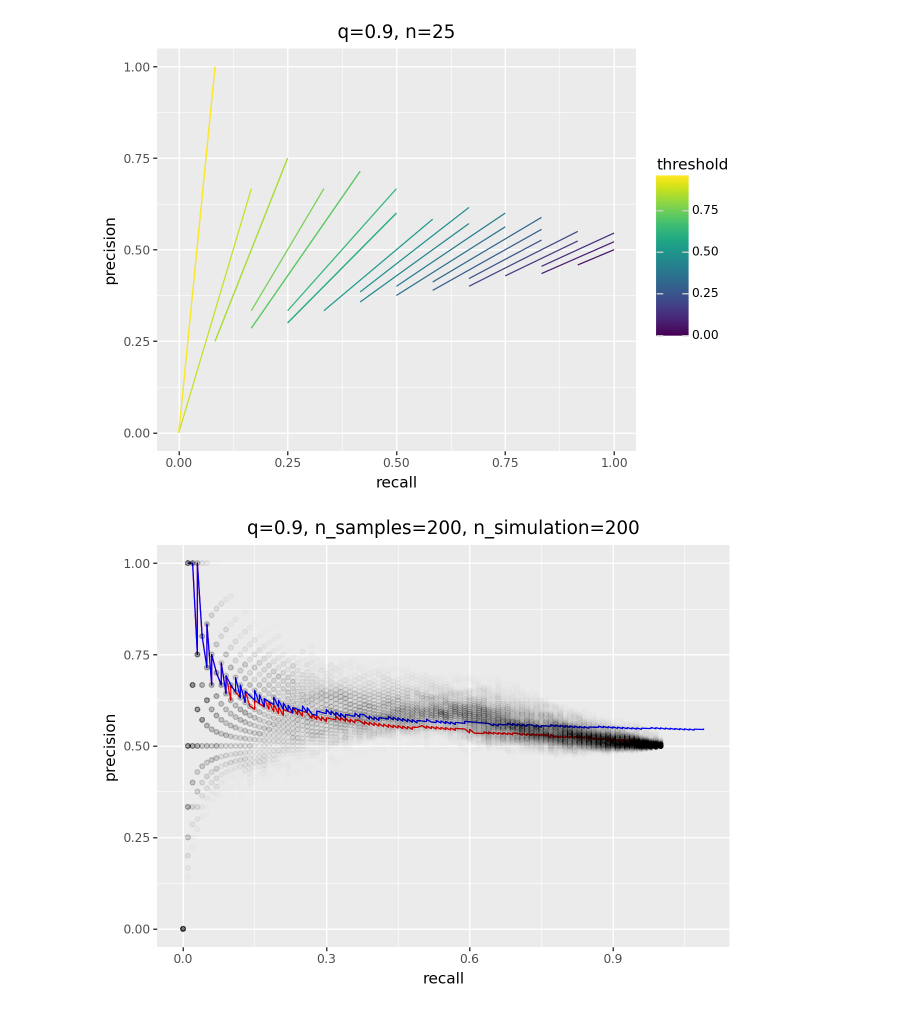
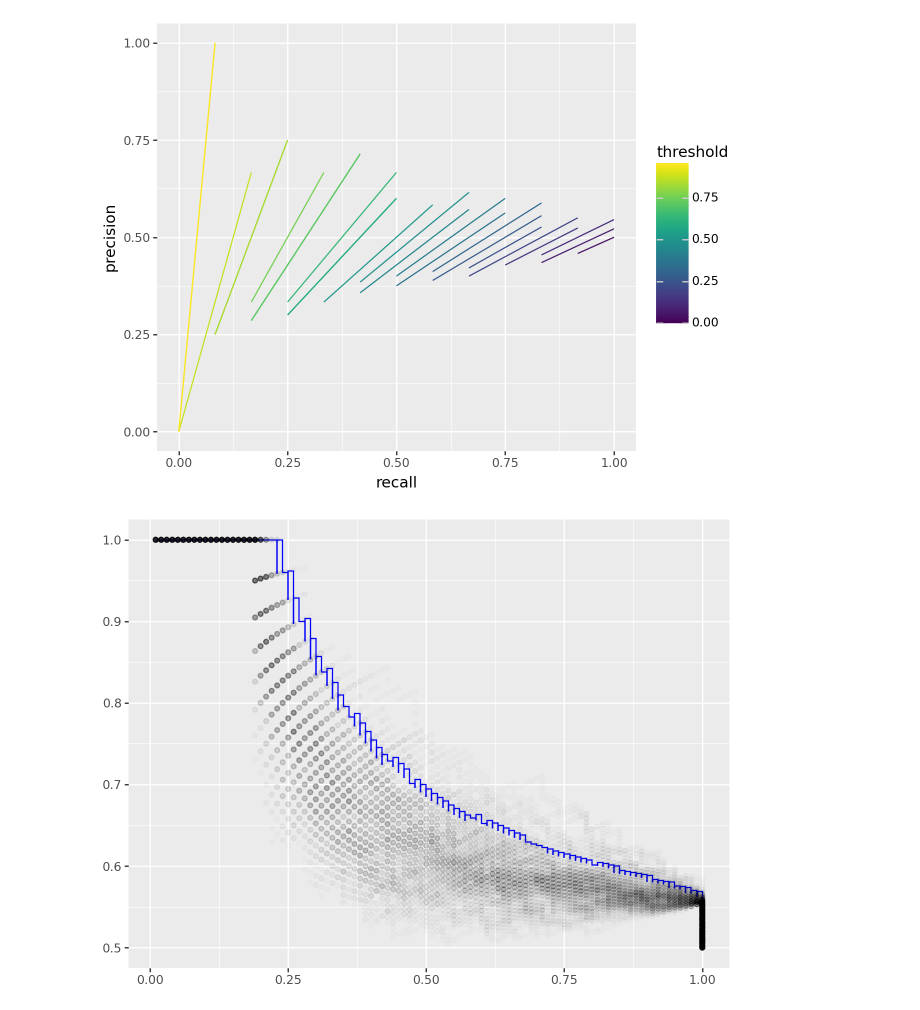
Before and after one commit to mart-mihkel/nullmodels, a Jupyter notebook: nullmodels/notebook.ipynb, the cells around one changed output. Saved outputs shown, nothing was run; the diff lists cells and outputs as text; code cells hidden in the pictures.

Commit message:
hypergeom non nullmodel

```diff
--- a/nullmodels/notebook.ipynb
+++ b/nullmodels/notebook.ipynb
@@ -12,30 +12,23 @@ prec, rec, th = pr_quantile_hypergeom(n)
 prec_low, rec_low, _ = pr_quantile_hypergeom(n, q=0.1)
 
 df = pd.DataFrame({'precision': np.concatenate((prec, prec_low)), 'recall': np.concatenate((rec, rec_low)), 'threshold': np.tile(th, 2)})
-g = ggplot(df) + aes('recall', 'precision', color='threshold', group='threshold') + geom_line()
-g = g + ggtitle(f'q={.9}, n={n}')
-g
+ggplot(df) +\
+    aes('recall', 'precision', color='threshold', group='threshold') +\
+    geom_line()
 # %% [output]
-[figure, old version]
+[figure, new version]
 # %%
 n = 200
-h0_acc = .0
+h0_acc = .2
 prec_q, rec_q, _ = pr_quantile_hypergeom(n)
-prec_qb, rec_qb, _ = pr_quantile_binom(n)
+prec_q1, rec_q1, _ = pr_quantile_hypergeom_1(n, h0_acc)
 
-n_sim = 200
+n_sim = 100
 y_true, y_scores = run_simulations(n_sim, n, h0_acc=h0_acc)
 prec_sim, rec_sim, _ = np.hstack([pr_curve(y_true, s) for s in y_scores])
 
-df = pd.DataFrame({'precision': prec_q, 'recall': rec_q})
-dfb = pd.DataFrame({'precision': prec_qb, 'recall': rec_qb})
-df_sim = pd.DataFrame({'precision': prec_sim, 'recall': rec_sim})
-
-g = ggplot() + aes('recall', 'precision')
-g = g + geom_line(data=df, color='red')
-g = g + geom_line(data=dfb, color='blue')
-g = g + geom_point(data=df_sim, alpha=1/n)
-g = g + ggtitle(f'q={.9}, n_samples={n}, n_simulation={n_sim}')
-g
+ggplot() +\
+    geom_step(aes(rec_q1, prec_q1), color='blue') +\
+    geom_point(aes(rec_sim, prec_sim), alpha=2/n)
 # %% [output]
-[figure, old version]
+[figure, new version]
```
Also changed, not shown: 2 other files.
